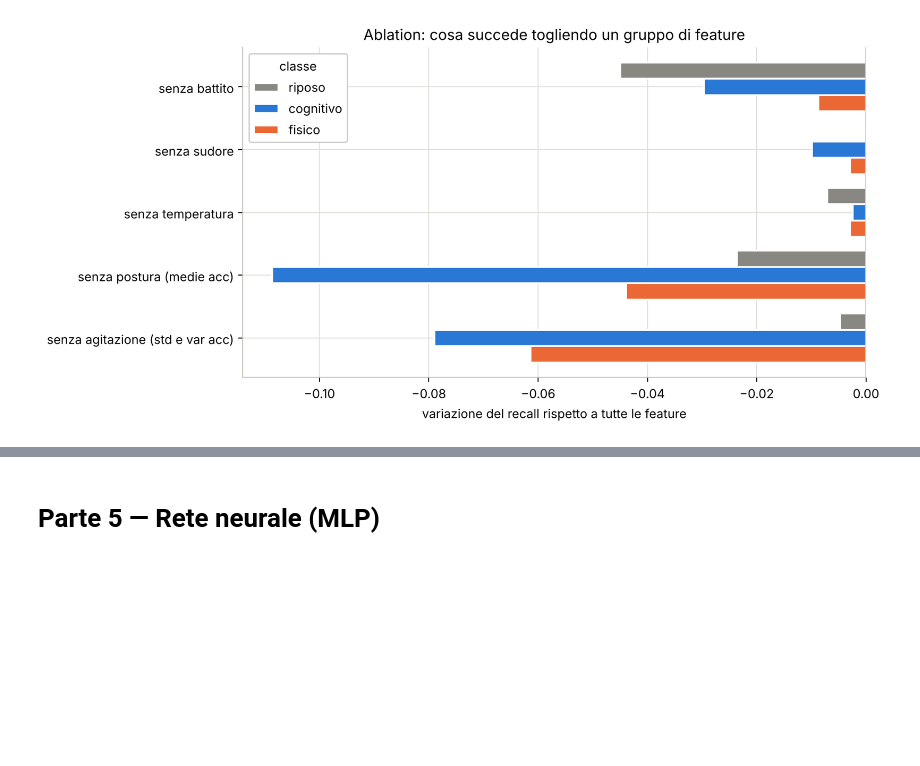
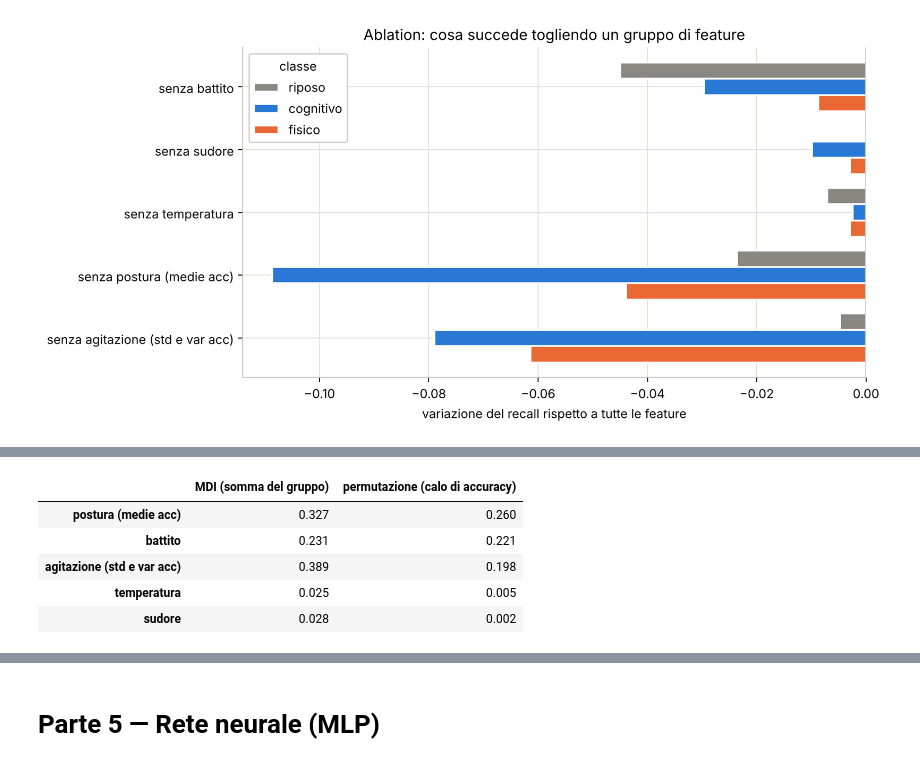
Before and after one commit to lyKaede/vitastress-cofounds, a Jupyter notebook: notebooks/03_ternario.ipynb, the cells around one changed output, grey strips where cells are left out. Saved outputs shown, nothing was run; the diff lists cells and outputs as text; code cells hidden in the pictures; blank space fills up the shorter version.

```diff
--- a/notebooks/03_ternario.ipynb
+++ b/notebooks/03_ternario.ipynb
@@ -435,0 +439,32 @@ plt.show()
+# %%
+def importanza_permutazione(ripetizioni=5):
+    caso = np.random.default_rng(42)
+    cali = {nome_gruppo: [] for nome_gruppo in gruppi_feature}
+    for train, test in LeaveOneGroupOut().split(X, y, gruppi):
+        rf = RandomForestClassifier(n_estimators=100, random_state=42)
+        rf.fit(X.iloc[train], y.iloc[train])
+        X_test, y_test = X.iloc[test], y.iloc[test]
+        base = accuracy_score(y_test, rf.predict(X_test))
+        for nome_gruppo, colonne_gruppo in gruppi_feature.items():
+            for _ in range(ripetizioni):
+                mescolato = X_test.copy()
+                ordine = caso.permutation(len(mescolato))
+                mescolato[colonne_gruppo] = mescolato[colonne_gruppo].values[ordine]
+                cali[nome_gruppo].append(base - accuracy_score(y_test, rf.predict(mescolato)))
+    return pd.Series({nome_gruppo: np.mean(cali[nome_gruppo]) for nome_gruppo in cali})
+
+rf = RandomForestClassifier(n_estimators=100, random_state=42).fit(X, y)
+mdi = pd.Series(rf.feature_importances_, index=colonne)
+
+importanza = pd.DataFrame({
+    "MDI (somma del gruppo)": {g: mdi[c].sum() for g, c in gruppi_feature.items()},
+    "permutazione (calo di accuracy)": importanza_permutazione(),
+})
+importanza.sort_values("permutazione (calo di accuracy)", ascending=False).round(3)
+# %% [output]
+|  | MDI (somma del gruppo) | permutazione (calo di accuracy) |
+| postura (medie acc) | 0.327 | 0.260 |
+| battito | 0.231 | 0.221 |
+| agitazione (std e var acc) | 0.389 | 0.198 |
+| temperatura | 0.025 | 0.005 |
+| sudore | 0.028 | 0.002 |
```
Also changed, not shown: parts of 15 cells of this notebook, 7 other files.
